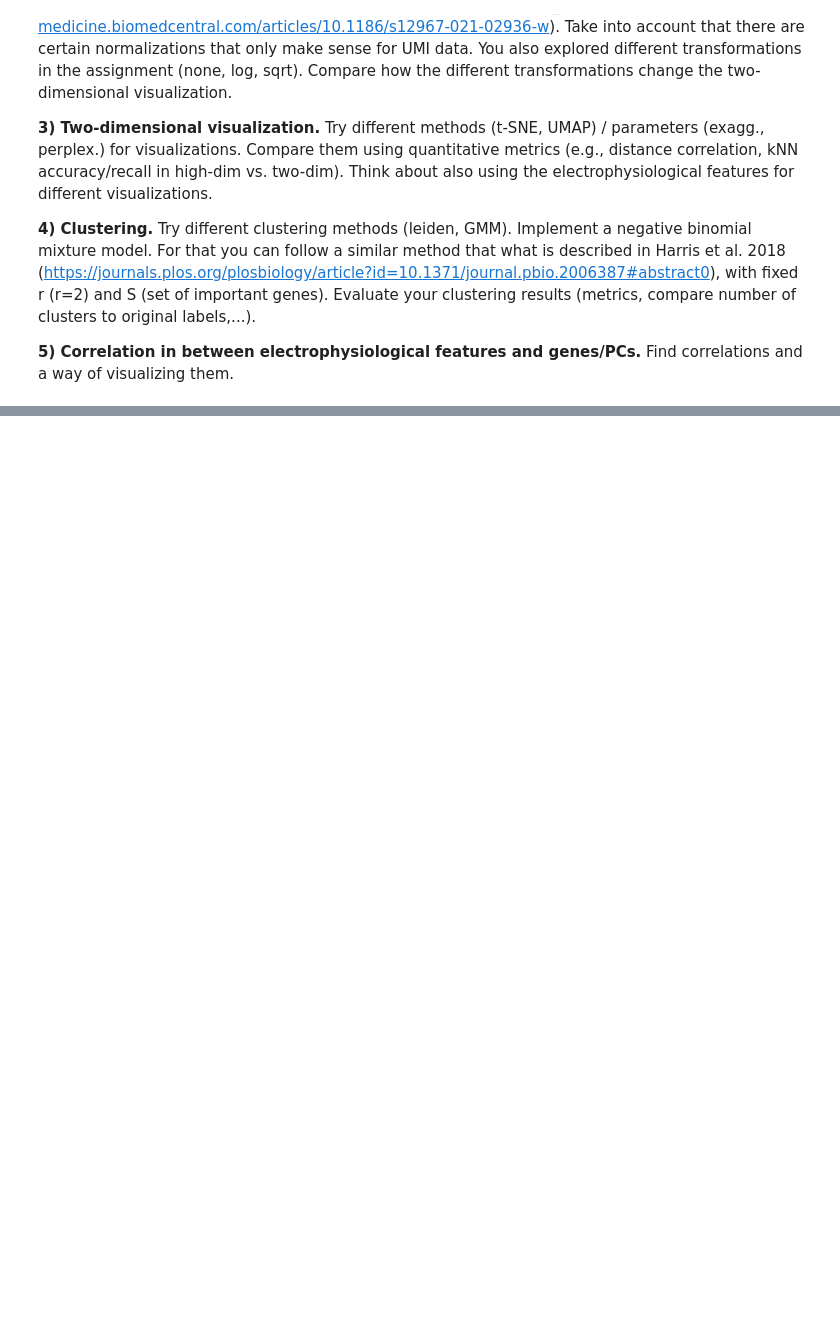
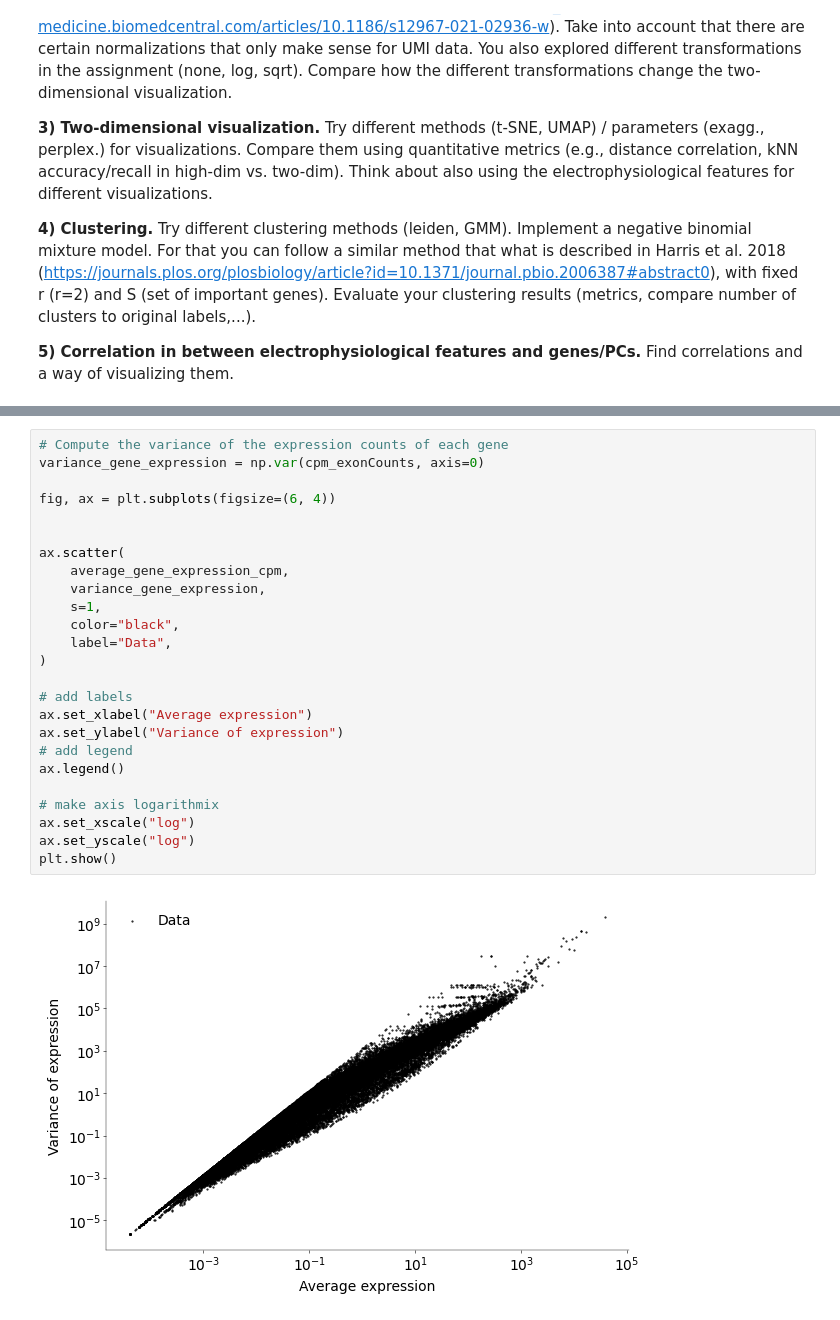
Before and after one commit to Artemii-Shlychkov/NDS_project, a Jupyter notebook: notebooks/Practical_notebook.ipynb, the cells around one changed output, grey strips where cells are left out. Drawn from its saved outputs; the diff is of its cells as text; blank space fills up the shorter version.

```diff
--- a/notebooks/Practical_notebook.ipynb
+++ b/notebooks/Practical_notebook.ipynb
@@ -296,0 +507,27 @@ This is only for Arne!!!!!
+# %%
+# Compute the variance of the expression counts of each gene
+variance_gene_expression = np.var(cpm_exonCounts, axis=0)
+
+fig, ax = plt.subplots(figsize=(6, 4))
+
+
+ax.scatter(
+    average_gene_expression_cpm,
+    variance_gene_expression,
+    s=1,
+    color="black",
+    label="Data",
+)
+
+# add labels
+ax.set_xlabel("Average expression")
+ax.set_ylabel("Variance of expression")
+# add legend
+ax.legend()
+
+# make axis logarithmix
+ax.set_xscale("log")
+ax.set_yscale("log")
+plt.show()
+# %% [output]
+[figure, added]
```
Also changed, not shown: parts of 23 cells of this notebook, 3 other files.
